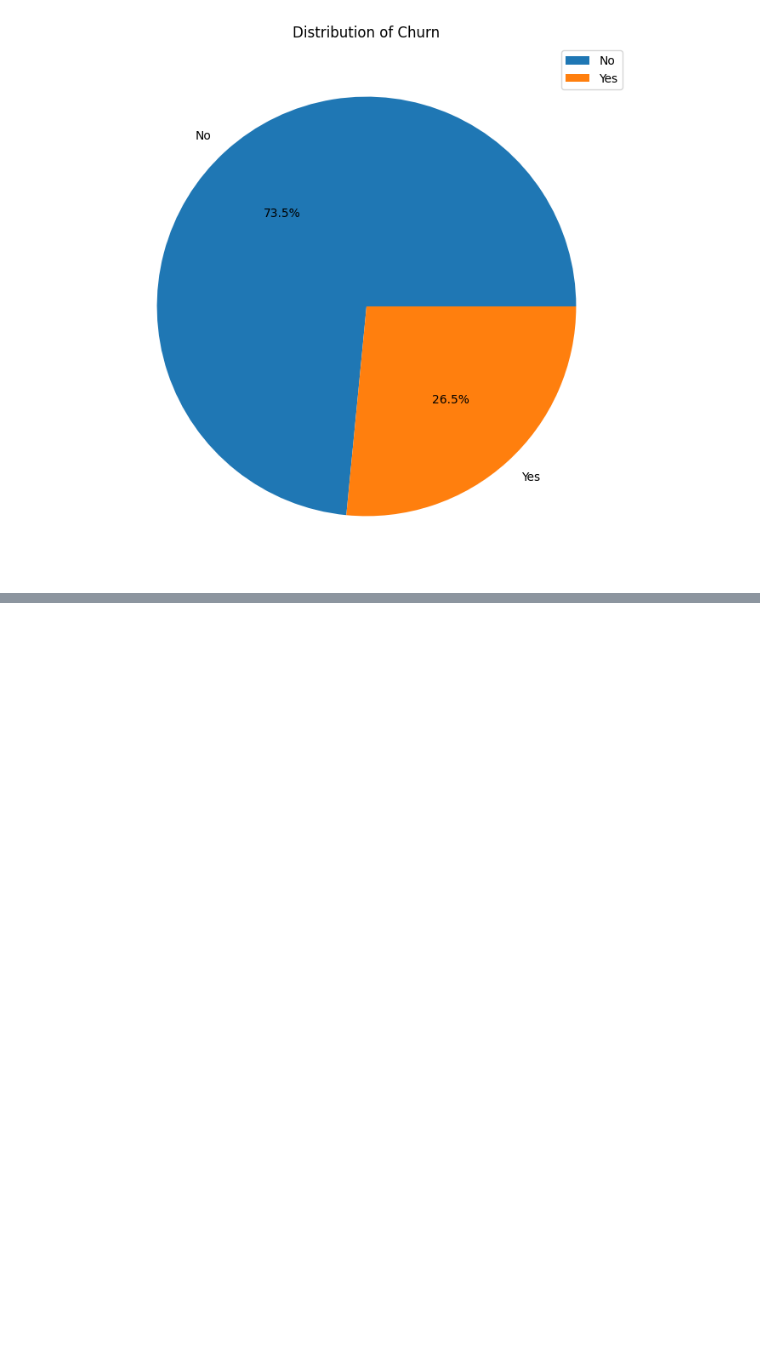
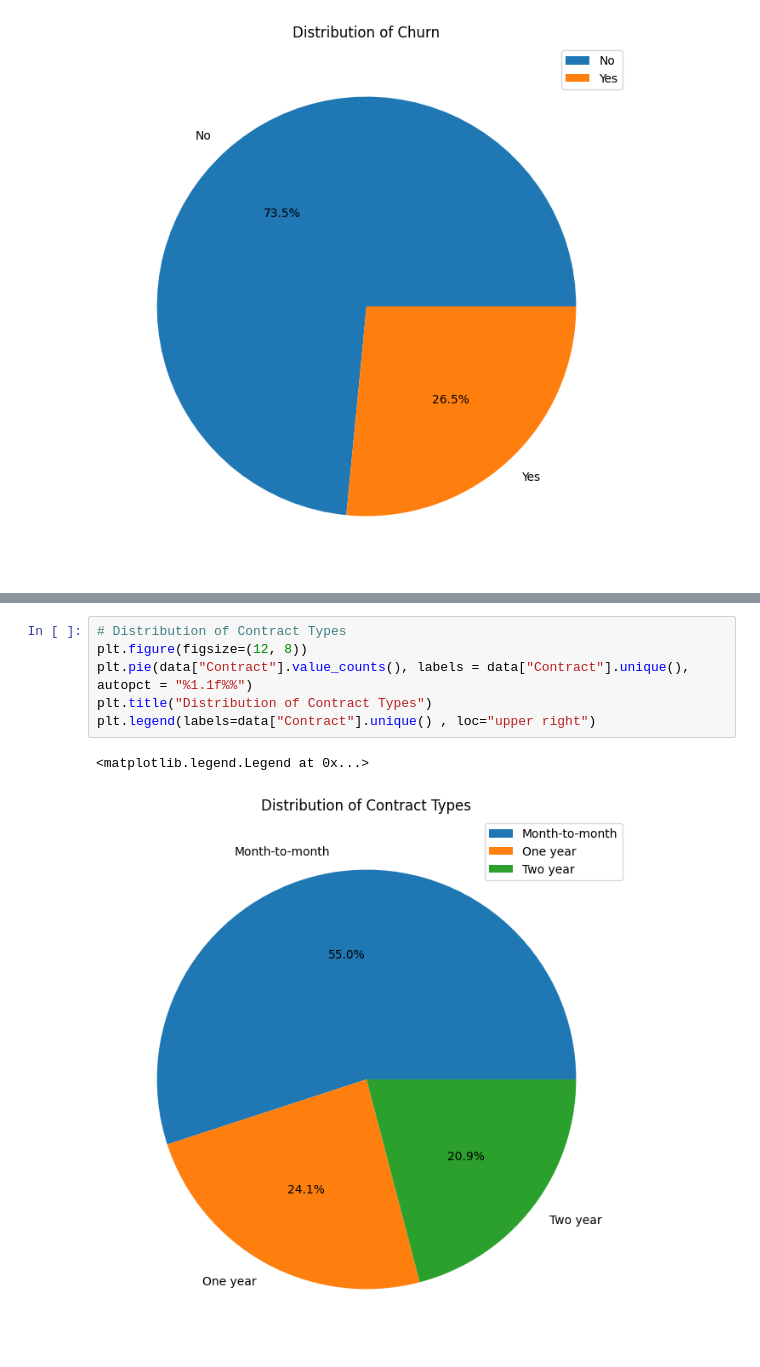
Before and after one commit to elmoujahidayoub171/Customer-Churn-Prediction, a Jupyter notebook: notebooks/eda.ipynb, the cells around one changed output, grey strips where cells are left out. Saved outputs shown, nothing was run; the diff lists cells and outputs as text; blank space fills up the shorter version.

```diff
--- a/notebooks/eda.ipynb
+++ b/notebooks/eda.ipynb
@@ -101,0 +110,9 @@ plt.legend(labels=data["gender"].unique() , loc="upper right")
+# %%
+# Distribution of Contract Types
+plt.figure(figsize=(12, 8))
+plt.pie(data["Contract"].value_counts(), labels = data["Contract"].unique(), autopct = "%1.1f%%")
+plt.title("Distribution of Contract Types")
+plt.legend(labels=data["Contract"].unique() , loc="upper right")
+# %% [output]
+<matplotlib.legend.Legend at 0x...>
+[figure, added]
```
Also changed, not shown: parts of 2 cells of this notebook.
